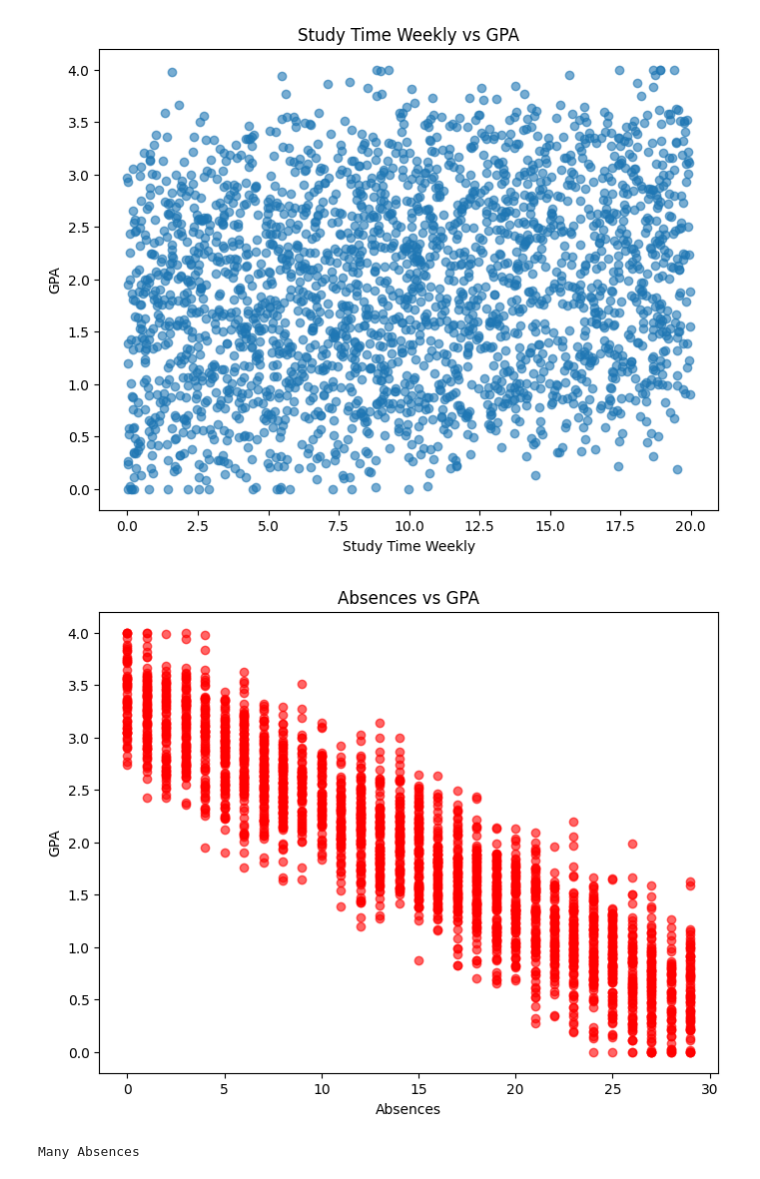
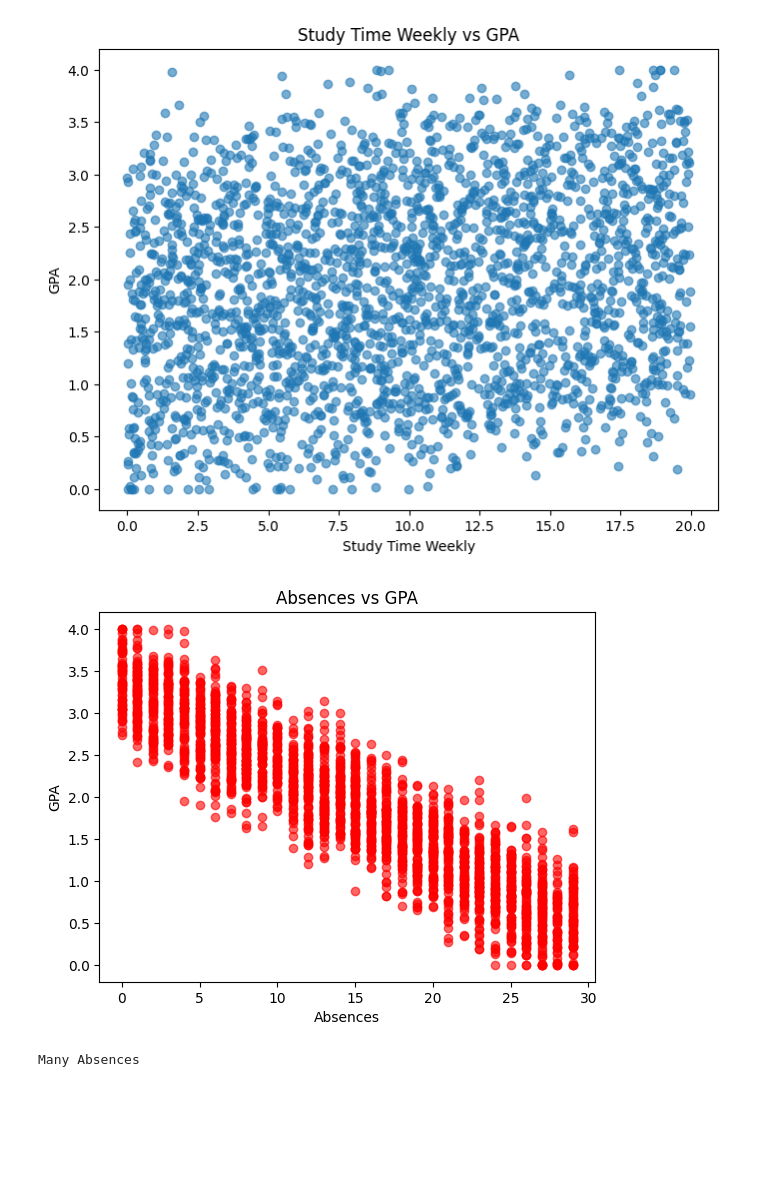
Before and after one commit to Daniel-EDC/StudentPerformanceModel, a Jupyter notebook: HandsOn1.ipynb, the cells around one changed output. Drawn from its saved outputs; the diff is of its cells as text; code cells hidden in the pictures; blank space fills up the shorter version.

```diff
--- a/HandsOn1.ipynb
+++ b/HandsOn1.ipynb
@@ -118,18 +118,17 @@ plt.show()
 # %% [output]
 [figure]
 # %%
-# a second idea would be the absecnes one
+# The best one is absences
 
-plt.figure(figsize=(8,6))
 plt.scatter(df['Absences'], df['GPA'], alpha=0.6, color='red')
 plt.xlabel('Absences')
 plt.ylabel('GPA')
 plt.title('Absences vs GPA')
 plt.show()
 
-#this one is better becuase it shows a relationship
+#this one is better becuase it shows a pattern and relationship
 # %% [output]
-[figure, old version]
+[figure, new version]
 # %%
 from sklearn.linear_model import LinearRegression
 
```
Also changed, not shown: parts of 10 cells of this notebook.
